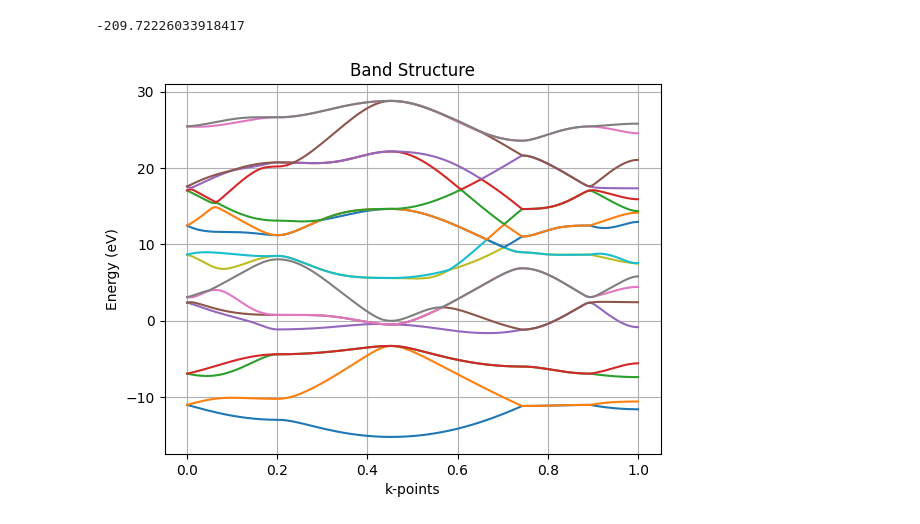
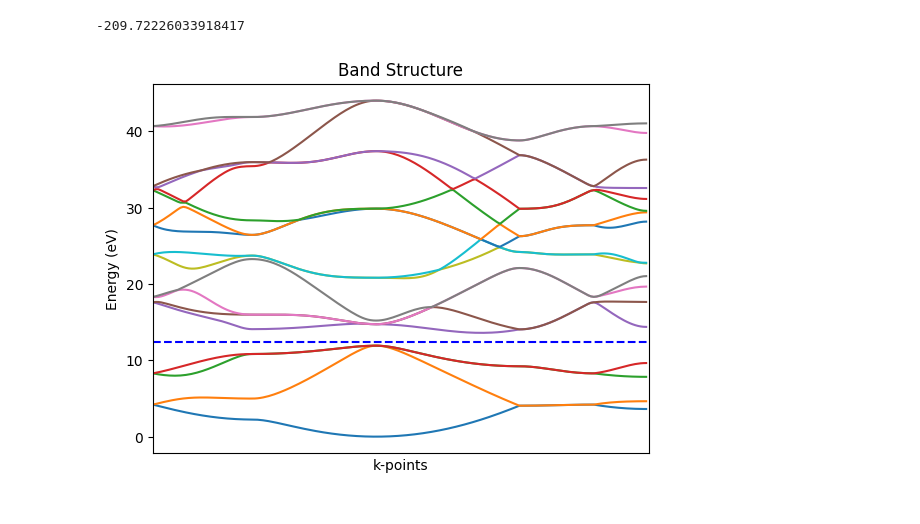
Before and after one commit to fireball-QMD/fireballpy, a Jupyter notebook: examples/bands.ipynb, the cells around one changed output. Cells and saved outputs as stored; diff of their text form; code cells hidden in the pictures.

Commit message:
bands ok

```diff
--- a/examples/bands.ipynb
+++ b/examples/bands.ipynb
@@ -25,17 +25,7 @@ atoms.calc = Fireball(charges_method='mdp', kpts=kpoints, shell_charges=charges)
 atoms.get_potential_energy()
 # %% [output]
 -209.72226033918417
-# %%
-import matplotlib.pyplot as plt
-X = np.linspace(0, 1, atoms.calc.shell_energies.shape[0])
-
-for band in range(atoms.calc.shell_energies.shape[1]):
-    plt.plot(X, atoms.calc.shell_energies[:, band])
-
-plt.xlabel('k-points')
-plt.ylabel('Energy (eV)')
-plt.title('Band Structure')
-plt.grid(True)
-plt.show()
-# %% [output]
-[figure, removed]
+# %%
+atoms.calc.plot()
+# %% [output]
+[figure, added]
```
Also changed, not shown: parts of 3 cells of this notebook, 3 other files.
